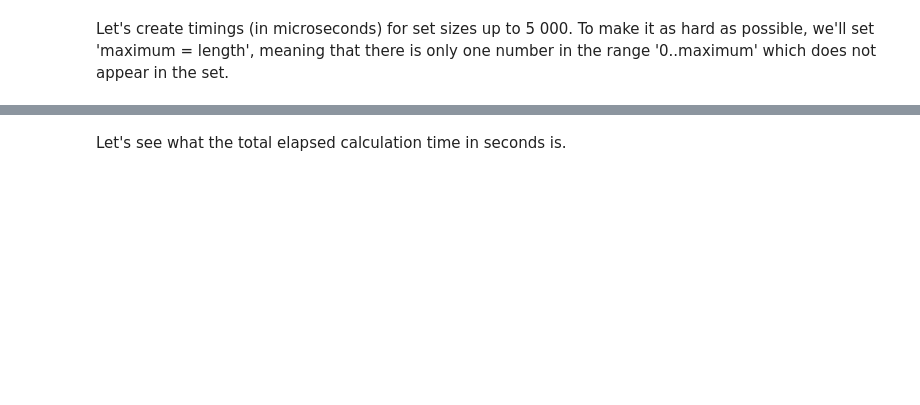
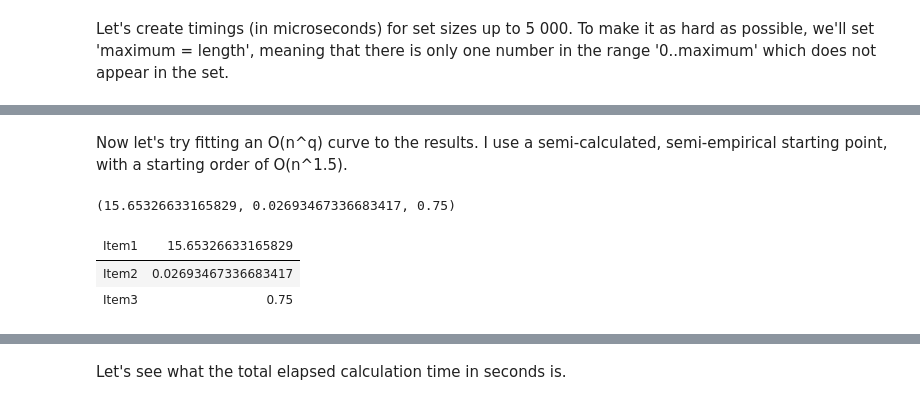
Before and after one commit to abcoates/smallest-free-number, a Jupyter notebook: smallest-free-number-fsharp.ipynb, the cells around one changed output, grey strips where cells are left out. Saved outputs shown, nothing was run; the diff lists cells and outputs as text; code cells hidden in the pictures; blank space fills up the shorter version.

```diff
--- a/smallest-free-number-fsharp.ipynb
+++ b/smallest-free-number-fsharp.ipynb
@@ -217,0 +239,19 @@ Done.
+# %% [markdown]
+Now let's try fitting an O(n^q) curve to the results.  I use a semi-calculated, semi-empirical starting point, with a starting order of O(n^1.5).
+# %%
+let lengthsFloat = lengths |> List.map float |> Array.ofList
+let timingsFloat = timings |> List.map float |> Array.ofList
+
+let first<'a> (arr: 'a[]) = arr[0]
+let last<'a> (arr: 'a[]) = arr[arr.Length - 1]
+
+// These scaling factors are used to give the parameters p0, p1 and p2 similar magnitudes, which tends to work best with fitting algorithms.
+let p2scale = 0.75 // assuming O(1.5) as a starting point
+let p1scale = ((last timingsFloat) - (first timingsFloat)) / ((last lengthsFloat) - (first lengthsFloat))
+let p0scale = (first timingsFloat) - p1scale * (first lengthsFloat)
+(p0scale, p1scale, p2scale)
+# %% [output]
+(15.65326633165829, 0.02693467336683417, 0.75)
+| Item1 | 15.65326633165829 |
+| Item2 | 0.02693467336683417 |
+| Item3 | 0.75 |
```
Also changed, not shown: parts of 41 cells of this notebook.
